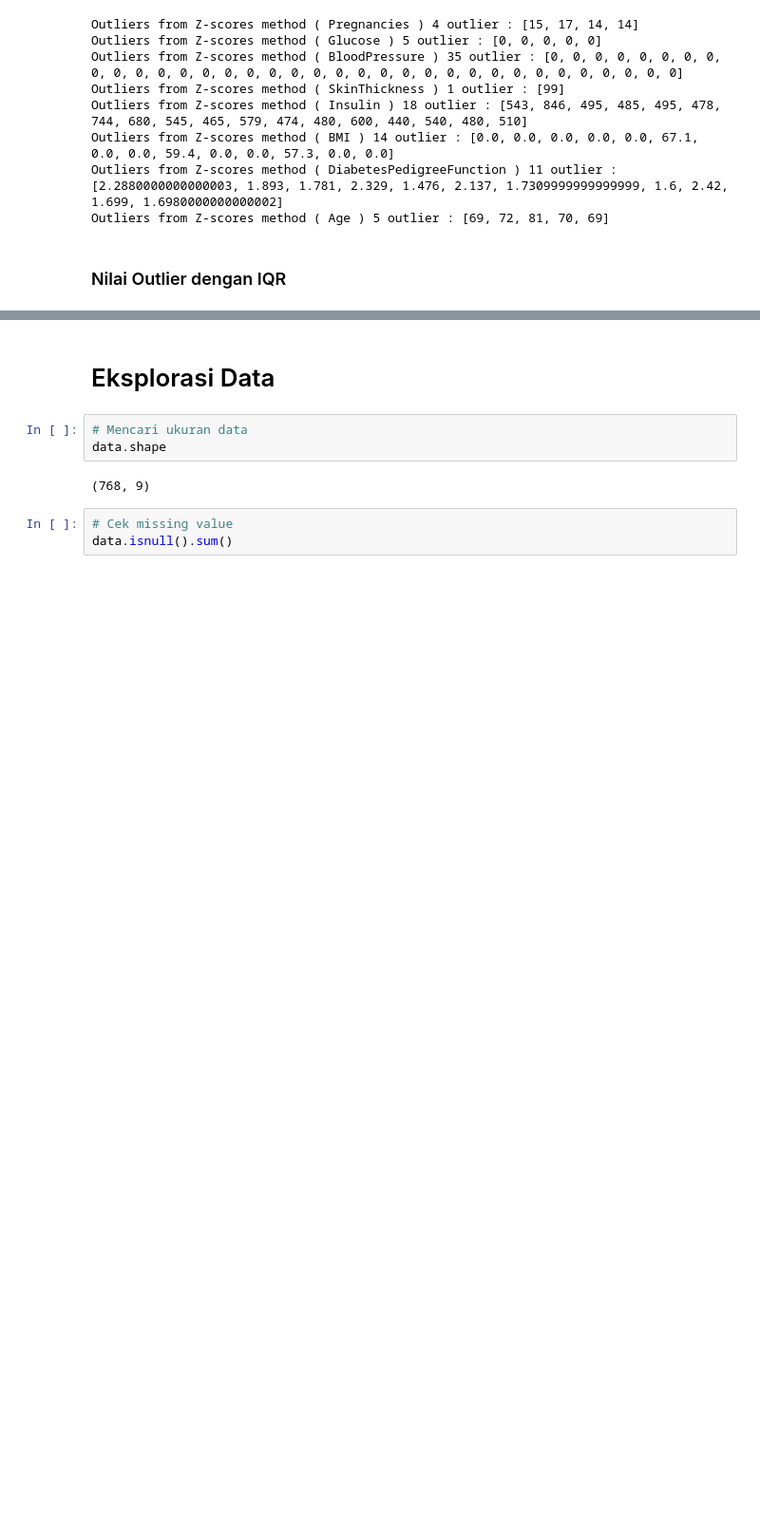
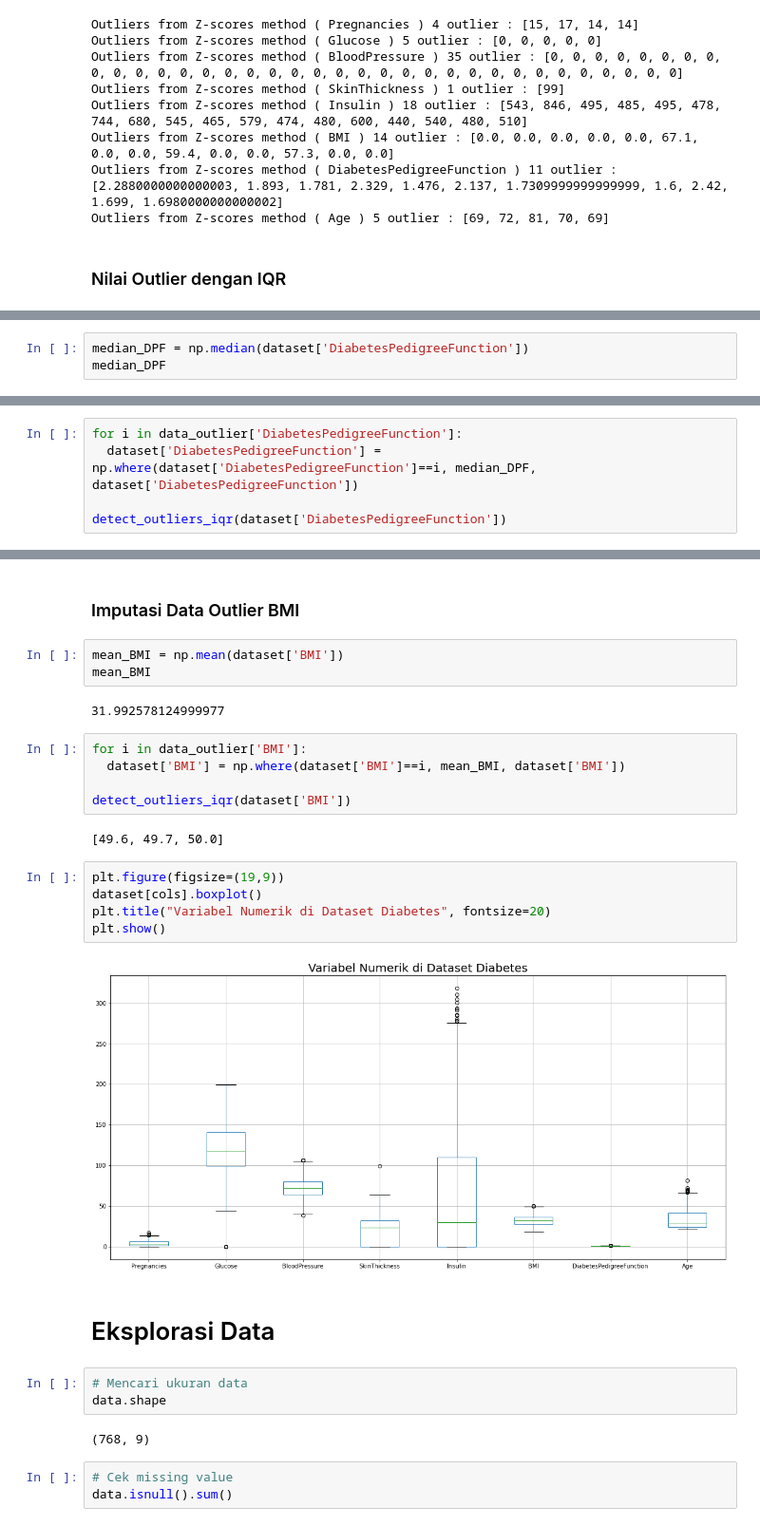
Before and after one commit to taqiyyaghazi/diabetes-prediction-with-machine-learning, a Jupyter notebook: diabetes_classification.ipynb, the cells around one changed output, grey strips where cells are left out. Shown at 95% size. Drawn from its saved outputs; the diff is of its cells as text; blank space fills up the shorter version.

Commit message:
Menghandle Data Outlier
Handle data outlier pada kolom Blood Pressure, Insulin, BMI, dan Diabetes Pedigree Function

```diff
--- a/diabetes_classification.ipynb
+++ b/diabetes_classification.ipynb
@@ -142,0 +187,3 @@ Outliers from Z-scores method ( Age ) 9 outlier : [67, 67, 67, 68, 69, 69, 70, 7
+# %%
+median_DPF = np.median(dataset['DiabetesPedigreeFunction'])
+median_DPF
@@ -142,0 +192,5 @@ Outliers from Z-scores method ( Age ) 9 outlier : [67, 67, 67, 68, 69, 69, 70, 7
+# %%
+for i in data_outlier['DiabetesPedigreeFunction']:
+  dataset['DiabetesPedigreeFunction'] = np.where(dataset['DiabetesPedigreeFunction']==i, median_DPF, dataset['DiabetesPedigreeFunction'])
+
+detect_outliers_iqr(dataset['DiabetesPedigreeFunction'])
@@ -143,3 +213,24 @@ Outliers from Z-scores method ( Age ) 9 outlier : [67, 67, 67, 68, 69, 69, 70, 7
+# %% [markdown]
+### Imputasi Data Outlier BMI
+# %%
+mean_BMI = np.mean(dataset['BMI'])
+mean_BMI
+# %% [output]
+31.992578124999977
+# %%
+for i in data_outlier['BMI']:
+  dataset['BMI'] = np.where(dataset['BMI']==i, mean_BMI, dataset['BMI'])
+
+detect_outliers_iqr(dataset['BMI'])
+# %% [output]
+[49.6, 49.7, 50.0]
+# %%
+plt.figure(figsize=(19,9))
+dataset[cols].boxplot()
+plt.title("Variabel Numerik di Dataset Diabetes", fontsize=20)
+plt.show()
+# %% [output]
+[figure, added]
 # %% [markdown]
 # Eksplorasi Data
 # %%
```
Also changed, not shown: parts of 13 cells of this notebook.
